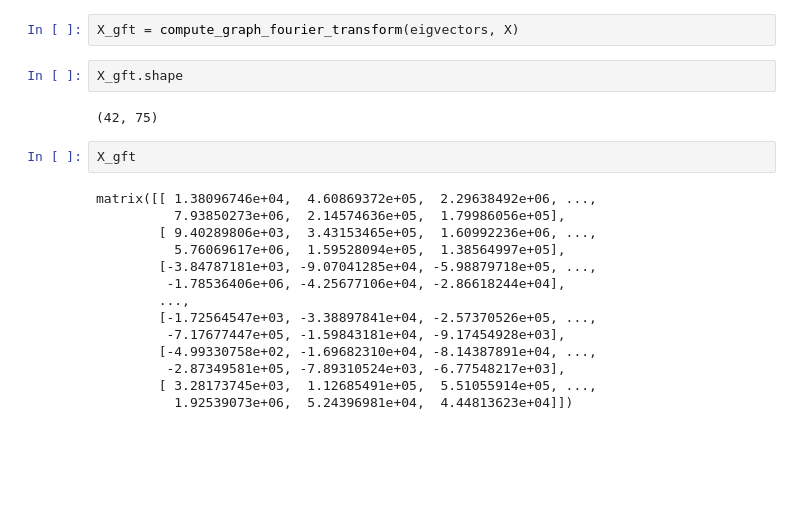
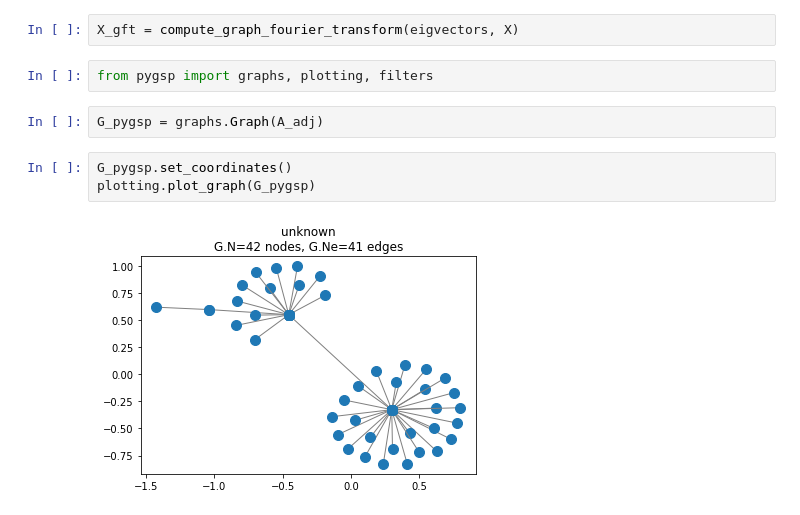
Before and after one commit to raghuramdr/radiomics_analysis, a Jupyter notebook: minimum_spanning_tree.ipynb, the cells around one changed output. Cells and saved outputs as stored; diff of their text form; blank space fills up the shorter version.

```diff
--- a/minimum_spanning_tree.ipynb
+++ b/minimum_spanning_tree.ipynb
@@ -144,23 +165,12 @@ def compute_graph_fourier_transform(V, input_graph_signal):
     return X_gft
 # %%
 X_gft = compute_graph_fourier_transform(eigvectors, X)
-# %%
-X_gft.shape
-# %% [output]
-(42, 75)
-# %%
-X_gft
-# %% [output]
-matrix([[ 1.38096746e+04,  4.60869372e+05,  2.29638492e+06, ...,
-          7.93850273e+06,  2.14574636e+05,  1.79986056e+05],
-        [ 9.40289806e+03,  3.43153465e+05,  1.60992236e+06, ...,
-          5.76069617e+06,  1.59528094e+05,  1.38564997e+05],
-        [-3.84787181e+03, -9.07041285e+04, -5.98879718e+05, ...,
-         -1.78536406e+06, -4.25677106e+04, -2.86618244e+04],
-        ...,
-        [-1.72564547e+03, -3.38897841e+04, -2.57370526e+05, ...,
-         -7.17677447e+05, -1.59843181e+04, -9.17454928e+03],
-        [-4.99330758e+02, -1.69682310e+04, -8.14387891e+04, ...,
-         -2.87349581e+05, -7.89310524e+03, -6.77548217e+03],
-        [ 3.28173745e+03,  1.12685491e+05,  5.51055914e+05, ...,
-          1.92539073e+06,  5.24396981e+04,  4.44813623e+04]])
+# %%
+from pygsp import graphs, plotting, filters
+# %%
+G_pygsp = graphs.Graph(A_adj)
+# %%
+G_pygsp.set_coordinates()
+plotting.plot_graph(G_pygsp)
+# %% [output]
+[figure, added]
```
Also changed, not shown: parts of 36 cells of this notebook, 1 other file.
